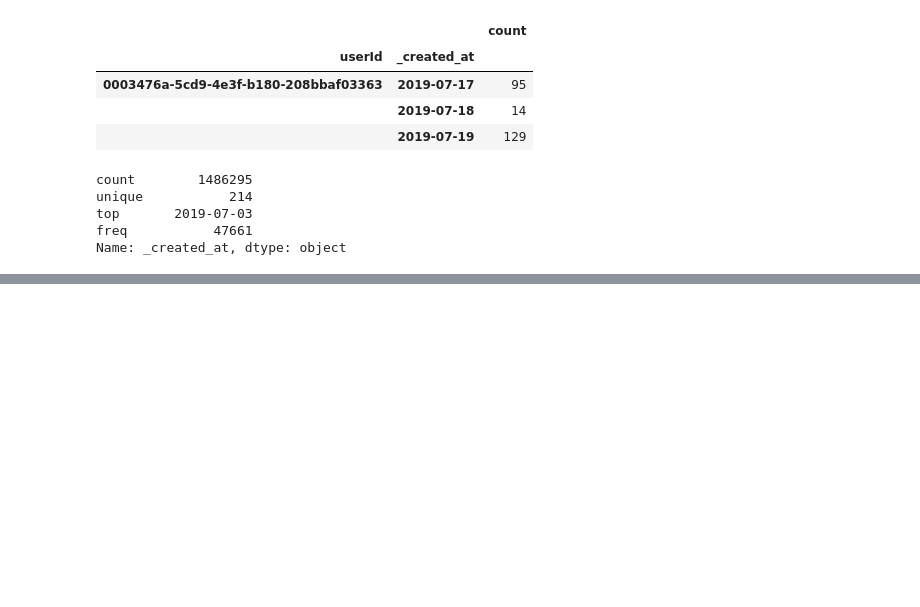
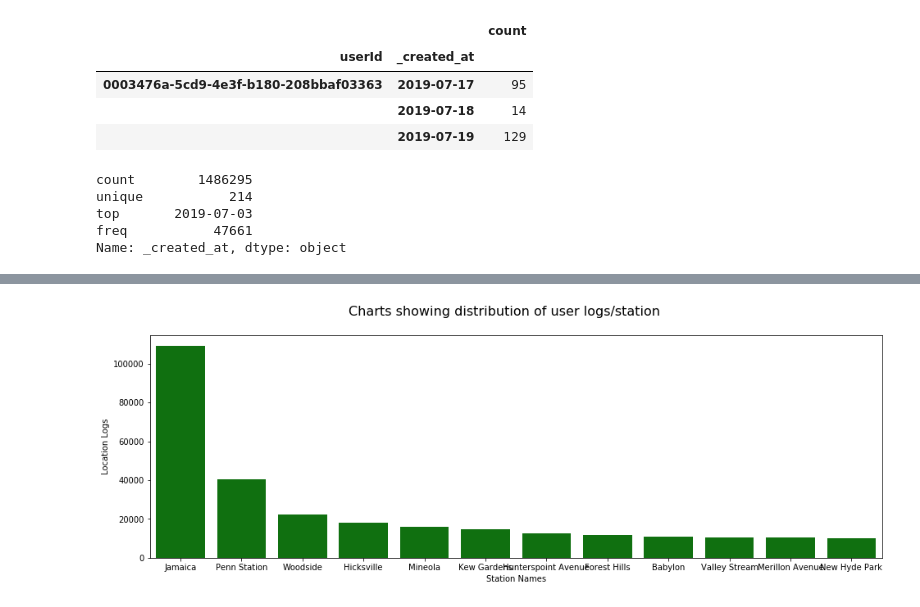
Before and after one commit to rajatrh/MTA-Schedule-Delays, a Jupyter notebook: User_Analysis.ipynb, the cells around one changed output, grey strips where cells are left out. Saved outputs shown, nothing was run; the diff lists cells and outputs as text; code cells hidden in the pictures; blank space fills up the shorter version.

Commit message:
Added Stop Ids to each log

```diff
--- a/User_Analysis.ipynb
+++ b/User_Analysis.ipynb
@@ -83,0 +142,2 @@ plt.show()
+# %%
+df_fin_crowd_source = pd.read_csv('/content/drive/My Drive/523 524/meta_data/fin.csv')
@@ -84,3 +161,22 @@ plt.show()
 # %%
-q2b = df_crowd_source.groupby('_created_at')['_created_at'].count().to_frame('count')
-q2b = q2b.add_suffix('_').reset_index()
+df_st = df_fin_crowd_source.groupby('stop_id')['stop_id'].count().to_frame('count')
+df_st = df_st.add_suffix('_').reset_index()
+# %%
+df_st = df_st.iloc[1:]
+# %%
+for index1, row1 in df_st.iterrows():
+  for index2, row2 in df_stations.iterrows():
+    if row2['stop_id'] == row1['stop_id']:
+      df_st.loc[index1, 'stop_name'] = row2['stop_name']
+      df_st.loc[index1, 'stop_lat'] = row2['stop_lat']
+      df_st.loc[index1, 'stop_lon'] = row2['stop_lon']
+# %%
+plt.figure(figsize=(16,5))
+plt.suptitle('Charts showing distribution of user logs/station'
+, fontsize=16)
+sb.barplot(y='count_', x='stop_name', data=df_st.sort_values(by="count_", ascending=False).head(12), color='green')
+plt.xlabel("Station Names")
+plt.ylabel("Location Logs")
+plt.show()
+# %% [output]
+[figure, added]
```
Also changed, not shown: parts of 22 cells of this notebook.
